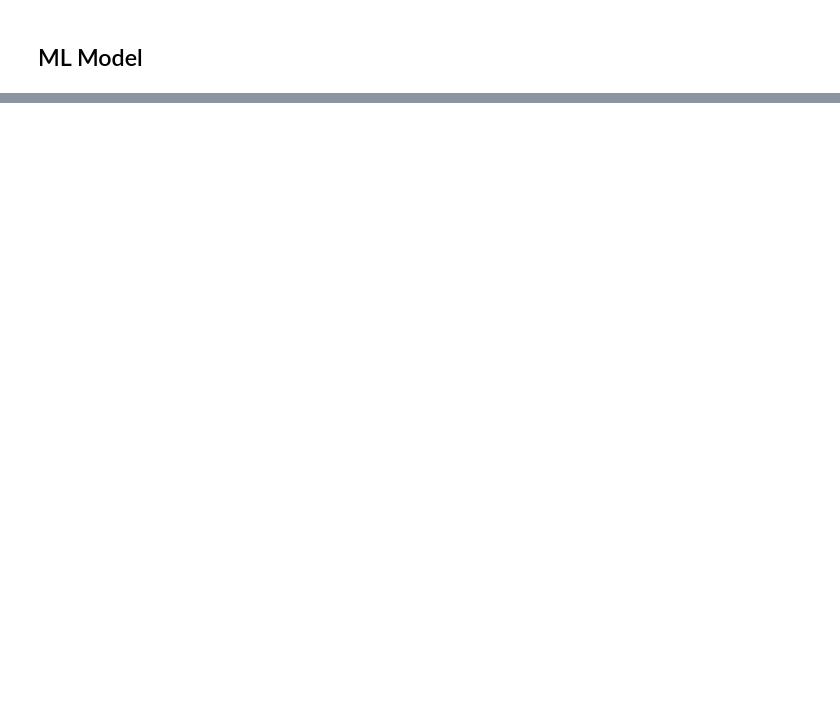
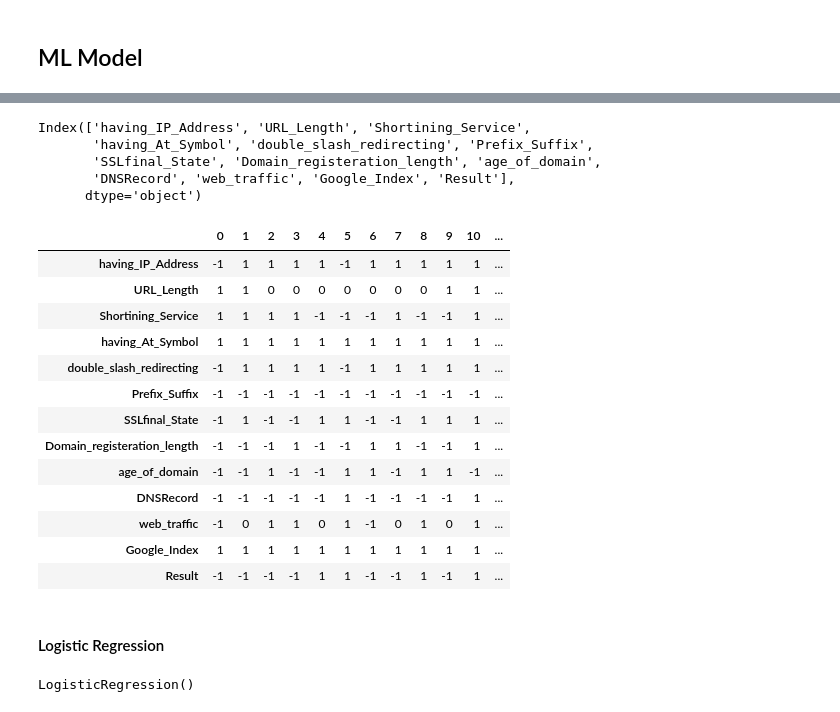
Before and after one commit to akankshamahajan99/Phishing-detection, a Jupyter notebook: Phishing Detection.ipynb, the cells around one changed output, grey strips where cells are left out. Drawn from its saved outputs; the diff is of its cells as text; code cells hidden in the pictures; blank space fills up the shorter version.

```diff
--- a/Phishing Detection.ipynb
+++ b/Phishing Detection.ipynb
@@ -169,0 +354,3 @@ data.head(10)
+# %%
+data = pd.read_csv('dataset.csv')
+data.head()
@@ -169,0 +365,28 @@ data.head(10)
+# %%
+data = data.drop(columns=['index', 'having_Sub_Domain', 'Favicon', 'port', 'HTTPS_token', 'Request_URL', 'URL_of_Anchor',
+       'Links_in_tags', 'SFH', 'Submitting_to_email', 'Abnormal_URL',
+       'Redirect', 'on_mouseover', 'RightClick', 'popUpWidnow', 'Iframe', 'Page_Rank', 'Links_pointing_to_page', 'Statistical_report'])
+data.columns
+# %% [output]
+Index(['having_IP_Address', 'URL_Length', 'Shortining_Service',
+       'having_At_Symbol', 'double_slash_redirecting', 'Prefix_Suffix',
+       'SSLfinal_State', 'Domain_registeration_length', 'age_of_domain',
+       'DNSRecord', 'web_traffic', 'Google_Index', 'Result'],
+      dtype='object')
+# %%
+data.head(20).T
+# %% [output]
+|  | 0 | 1 | 2 | 3 | 4 | 5 | 6 | 7 | 8 | 9 | 10 | ... |
+| having_IP_Address | -1 | 1 | 1 | 1 | 1 | -1 | 1 | 1 | 1 | 1 | 1 | ... |
+| URL_Length | 1 | 1 | 0 | 0 | 0 | 0 | 0 | 0 | 0 | 1 | 1 | ... |
+| Shortining_Service | 1 | 1 | 1 | 1 | -1 | -1 | -1 | 1 | -1 | -1 | 1 | ... |
+| having_At_Symbol | 1 | 1 | 1 | 1 | 1 | 1 | 1 | 1 | 1 | 1 | 1 | ... |
+| double_slash_redirecting | -1 | 1 | 1 | 1 | 1 | -1 | 1 | 1 | 1 | 1 | 1 | ... |
+| Prefix_Suffix | -1 | -1 | -1 | -1 | -1 | -1 | -1 | -1 | -1 | -1 | -1 | ... |
+| SSLfinal_State | -1 | 1 | -1 | -1 | 1 | 1 | -1 | -1 | 1 | 1 | 1 | ... |
+| Domain_registeration_length | -1 | -1 | -1 | 1 | -1 | -1 | 1 | 1 | -1 | -1 | 1 | ... |
+| age_of_domain | -1 | -1 | 1 | -1 | -1 | 1 | 1 | -1 | 1 | 1 | -1 | ... |
+| DNSRecord | -1 | -1 | -1 | -1 | -1 | 1 | -1 | -1 | -1 | -1 | 1 | ... |
+| web_traffic | -1 | 0 | 1 | 1 | 0 | 1 | -1 | 0 | 1 | 0 | 1 | ... |
+| Google_Index | 1 | 1 | 1 | 1 | 1 | 1 | 1 | 1 | 1 | 1 | 1 | ... |
+| Result | -1 | -1 | -1 | -1 | 1 | 1 | -1 | -1 | 1 | -1 | 1 | ... |
@@ -169,0 +398,7 @@ data.head(10)
+# %% [markdown]
+#### Logistic Regression
+# %%
+logreg = LogisticRegression()
+logreg.fit(X_train, y_train)
+# %% [output]
+LogisticRegression()
```
Also changed, not shown: parts of 48 cells of this notebook.
